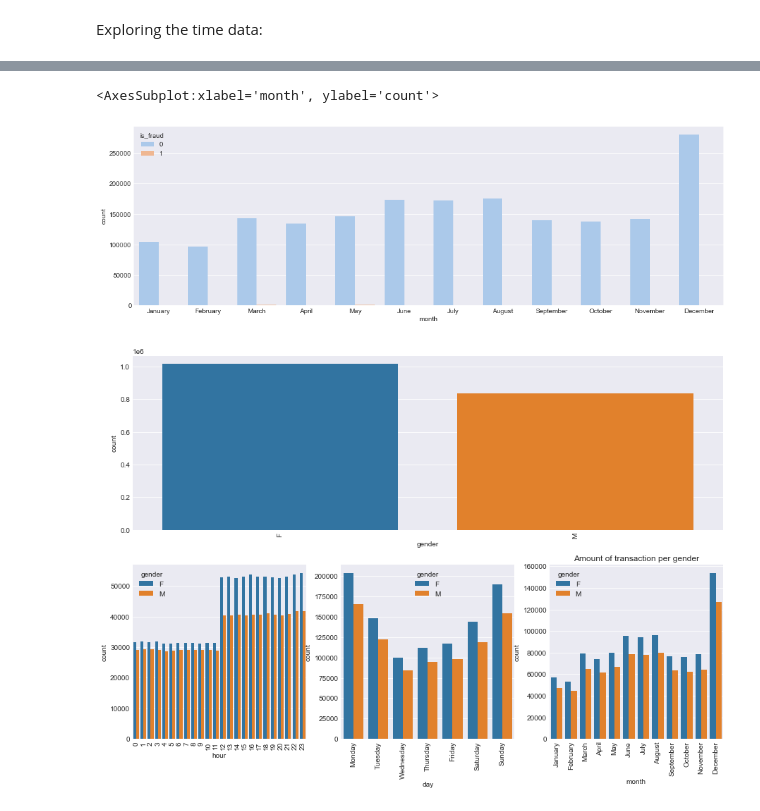
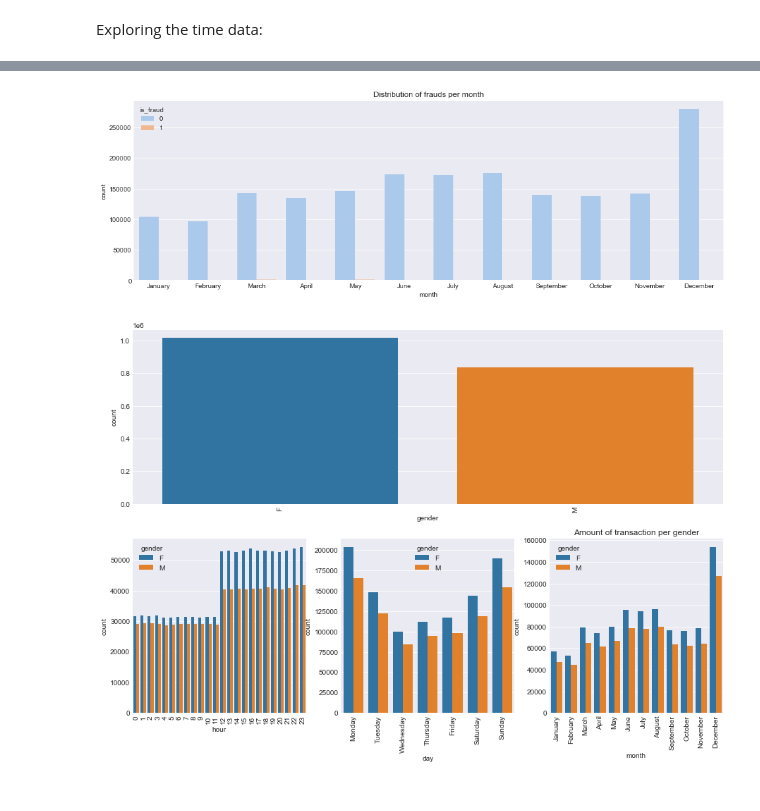
Before and after one commit to AviMegin/AI, a Jupyter notebook: Open program - Credit card fraude - Megin van Herk.ipynb, the cells around one changed output, grey strips where cells are left out. Drawn from its saved outputs; the diff is of its cells as text; code cells hidden in the pictures.

```diff
--- a/Open program - Credit card fraude - Megin van Herk.ipynb
+++ b/Open program - Credit card fraude - Megin van Herk.ipynb
@@ -454,10 +499,10 @@ sns.countplot(x="hour", data=cat,hue="is_fraud",
 # %%
 plt.figure(figsize=(16,5))
 sns.countplot(x="month", data=cat,hue="is_fraud",
             palette="pastel")
+plt.title('Distribution of frauds per month');
 # %% [output]
-<AxesSubplot:xlabel='month', ylabel='count'>
-[figure, old version]
+[figure, new version]
 # %%
 fig, ax = plt.subplots(figsize=(15,10))
 
```
Also changed, not shown: parts of 57 cells of this notebook.
